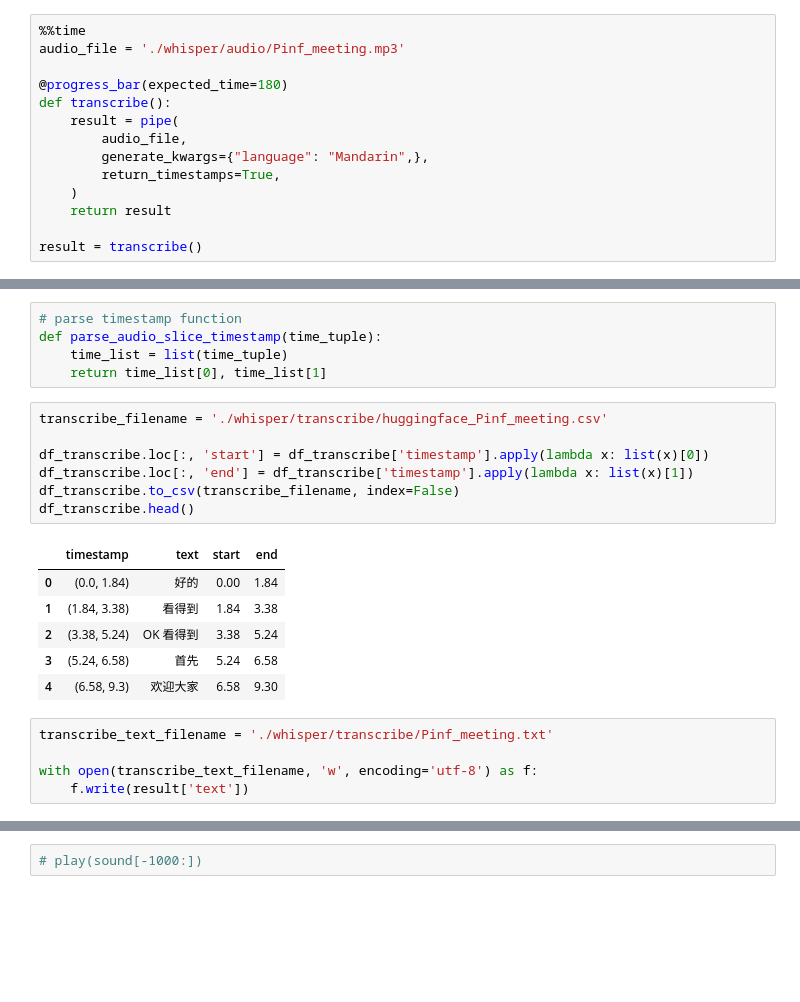
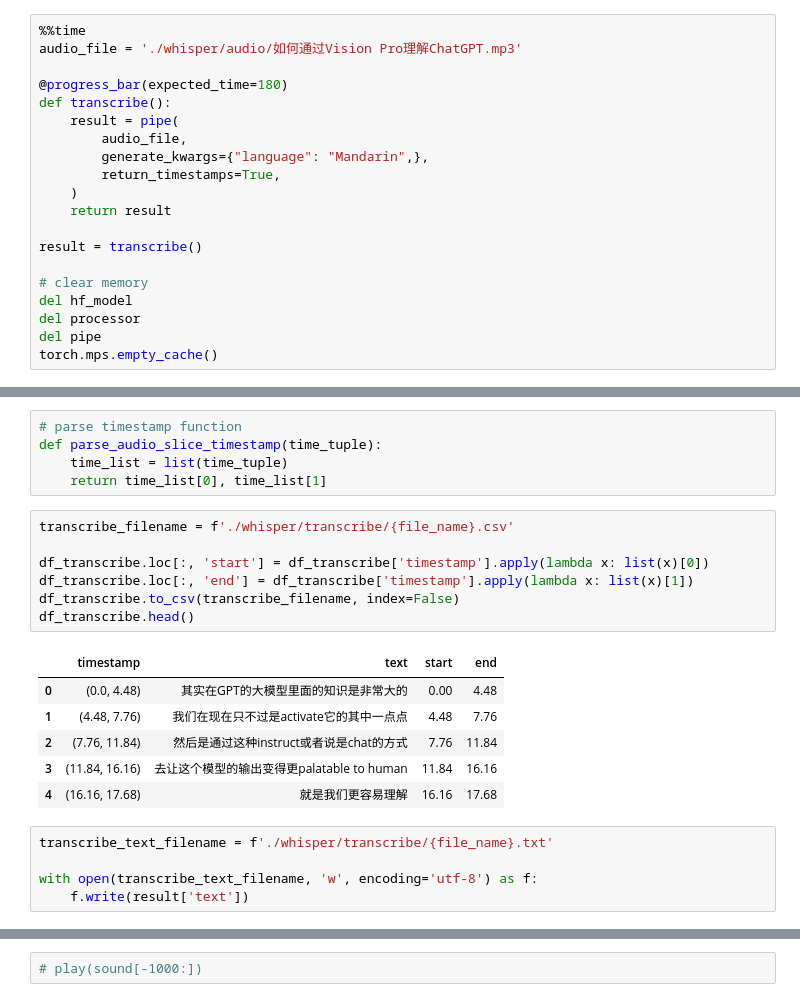
Before and after one commit to AIScorpio/experimental-turtorial, a Jupyter notebook: _10.Whisper+llm+chroma_RAG.ipynb, the cells around one changed output, grey strips where cells are left out. Drawn from its saved outputs; the diff is of its cells as text; blank space fills up the shorter version.

```diff
--- a/_10.Whisper+llm+chroma_RAG.ipynb
+++ b/_10.Whisper+llm+chroma_RAG.ipynb
@@ -53,7 +53,7 @@ pipe = pipeline(
 )
 # %%
 %%time
-audio_file = './whisper/audio/Pinf_meeting.mp3'
+audio_file = './whisper/audio/如何通过Vision Pro理解ChatGPT.mp3'
 
 @progress_bar(expected_time=180)
 def transcribe():
@@ -65,4 +65,10 @@ def transcribe():
     return result
 
 result = transcribe()
+
+# clear memory
+del hf_model
+del processor
+del pipe
+torch.mps.empty_cache()
 # %% [output]
@@ -114,21 +128,21 @@ def parse_audio_slice_timestamp(time_tuple):
     time_list = list(time_tuple)
     return time_list[0], time_list[1]
 # %%
-transcribe_filename = './whisper/transcribe/huggingface_Pinf_meeting.csv'
+transcribe_filename = f'./whisper/transcribe/{file_name}.csv'
 
 df_transcribe.loc[:, 'start'] = df_transcribe['timestamp'].apply(lambda x: list(x)[0])
 df_transcribe.loc[:, 'end'] = df_transcribe['timestamp'].apply(lambda x: list(x)[1])
 df_transcribe.to_csv(transcribe_filename, index=False)
 df_transcribe.head()
 # %% [output]
 |  | timestamp | text | start | end |
-| 0 | (0.0, 1.84) | 好的 | 0.00 | 1.84 |
-| 1 | (1.84, 3.38) | 看得到 | 1.84 | 3.38 |
-| 2 | (3.38, 5.24) | OK 看得到 | 3.38 | 5.24 |
-| 3 | (5.24, 6.58) | 首先 | 5.24 | 6.58 |
-| 4 | (6.58, 9.3) | 欢迎大家 | 6.58 | 9.30 |
+| 0 | (0.0, 4.48) | 其实在GPT的大模型里面的知识是非常大的 | 0.00 | 4.48 |
+| 1 | (4.48, 7.76) | 我们在现在只不过是activate它的其中一点点 | 4.48 | 7.76 |
+| 2 | (7.76, 11.84) | 然后是通过这种instruct或者说是chat的方式 | 7.76 | 11.84 |
+| 3 | (11.84, 16.16) | 去让这个模型的输出变得更palatable to human | 11.84 | 16.16 |
+| 4 | (16.16, 17.68) | 就是我们更容易理解 | 16.16 | 17.68 |
 # %%
-transcribe_text_filename = './whisper/transcribe/Pinf_meeting.txt'
+transcribe_text_filename = f'./whisper/transcribe/{file_name}.txt'
 
 with open(transcribe_text_filename, 'w', encoding='utf-8') as f:
     f.write(result['text'])
```
Also changed, not shown: parts of 33 cells of this notebook.
